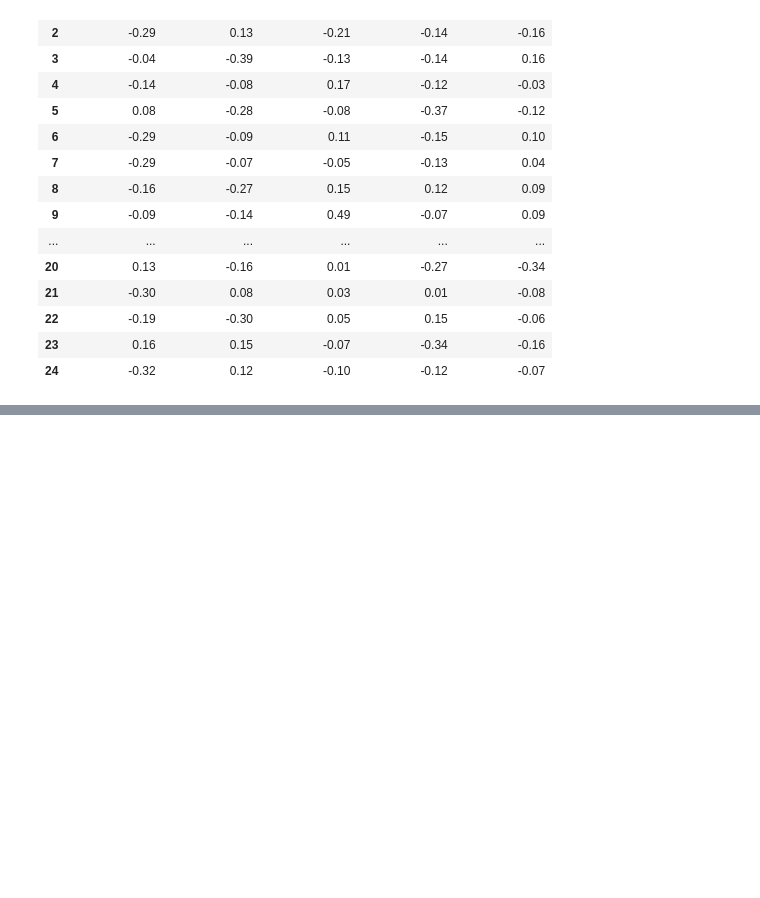
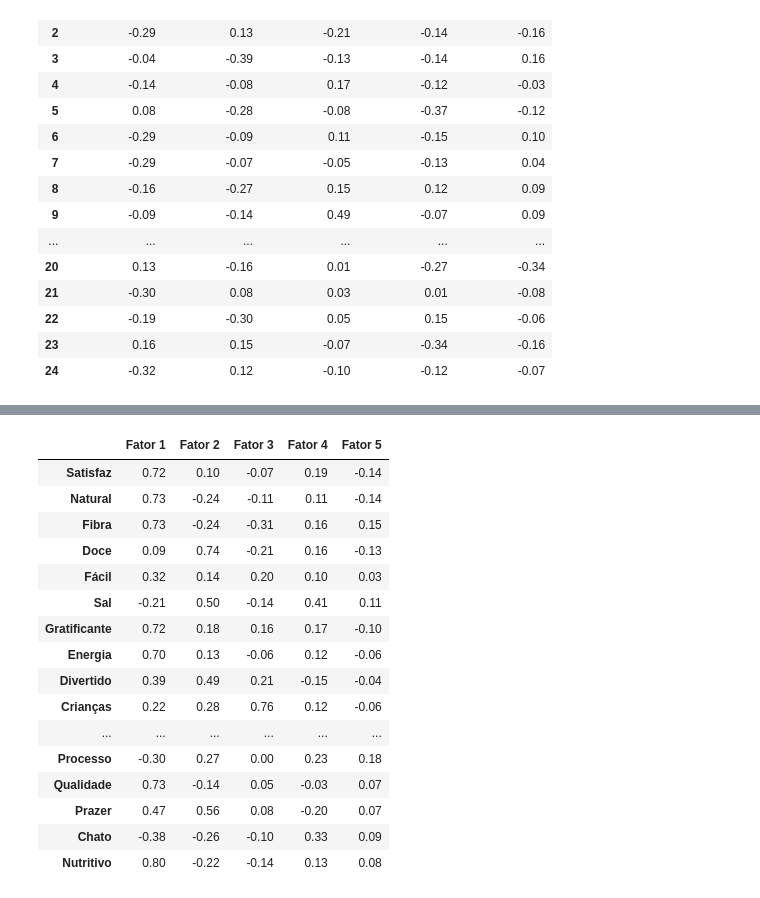
Before and after one commit to JMCVALE/ASN-ROCKS-, a Jupyter notebook: PCA.ipynb, the cells around one changed output, grey strips where cells are left out. Saved outputs shown, nothing was run; the diff lists cells and outputs as text; code cells hidden in the pictures; blank space fills up the shorter version.

```diff
--- a/PCA.ipynb
+++ b/PCA.ipynb
@@ -385,0 +414,33 @@ pd.DataFrame(componentes_selecionados, columns=['Componente 1', 'Componente 2',
+# %%
+
+# Padronizar os dados (média=0, desvio padrão=1)
+X = StandardScaler().fit_transform(atributos)
+
+# --- Análise Fatorial sem rotação, pegando 5 fatores ---
+fa = FactorAnalyzer(n_factors=5, rotation = None)
+fa.fit(atributos)
+
+# Cargas fatoriais — mostram o quanto cada variável se relaciona com cada fator
+pd.DataFrame(
+    fa.loadings_,
+    index=atributos.columns,
+    columns=[f"Fator {i+1}" for i in range(5)]
+).round(2)
+# %% [output]
+|  | Fator 1 | Fator 2 | Fator 3 | Fator 4 | Fator 5 |
+| Satisfaz | 0.72 | 0.10 | -0.07 | 0.19 | -0.14 |
+| Natural | 0.73 | -0.24 | -0.11 | 0.11 | -0.14 |
+| Fibra | 0.73 | -0.24 | -0.31 | 0.16 | 0.15 |
+| Doce | 0.09 | 0.74 | -0.21 | 0.16 | -0.13 |
+| Fácil | 0.32 | 0.14 | 0.20 | 0.10 | 0.03 |
+| Sal | -0.21 | 0.50 | -0.14 | 0.41 | 0.11 |
+| Gratificante | 0.72 | 0.18 | 0.16 | 0.17 | -0.10 |
+| Energia | 0.70 | 0.13 | -0.06 | 0.12 | -0.06 |
+| Divertido | 0.39 | 0.49 | 0.21 | -0.15 | -0.04 |
+| Crianças | 0.22 | 0.28 | 0.76 | 0.12 | -0.06 |
+| ... | ... | ... | ... | ... | ... |
+| Processo | -0.30 | 0.27 | 0.00 | 0.23 | 0.18 |
+| Qualidade | 0.73 | -0.14 | 0.05 | -0.03 | 0.07 |
+| Prazer | 0.47 | 0.56 | 0.08 | -0.20 | 0.07 |
+| Chato | -0.38 | -0.26 | -0.10 | 0.33 | 0.09 |
+| Nutritivo | 0.80 | -0.22 | -0.14 | 0.13 | 0.08 |
```
Also changed, not shown: parts of 5 cells of this notebook.
